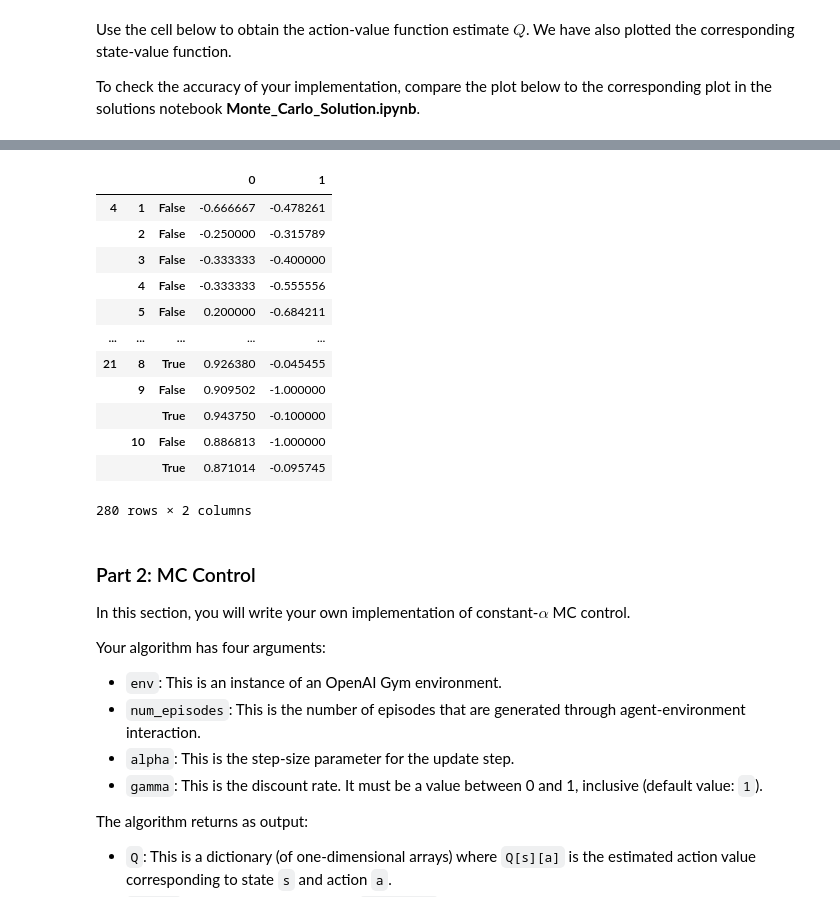
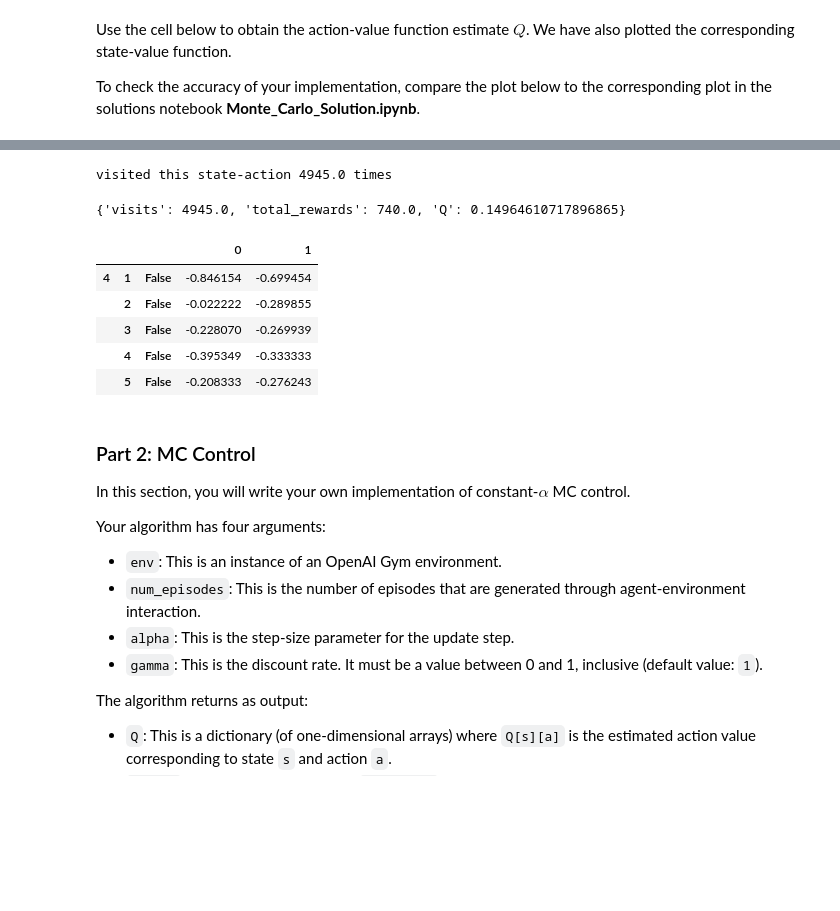
Before and after one commit to ehullander/RLBasics, a Jupyter notebook: Monte_Carlo.ipynb, the cells around one changed output, grey strips where cells are left out. Cells and saved outputs as stored; diff of their text form; code cells hidden in the pictures; blank space fills up the shorter version.

```diff
--- a/Monte_Carlo.ipynb
+++ b/Monte_Carlo.ipynb
@@ -209,20 +221,23 @@ Episode 500000/500000.
-# %%
-Qdf = pd.DataFrame.from_dict(Q).T
-Qdf.sort_index()
-# %% [output]
-|  |  |  | 0 | 1 |
-| 4 | 1 | False | -0.666667 | -0.478261 |
-|  | 2 | False | -0.250000 | -0.315789 |
-|  | 3 | False | -0.333333 | -0.400000 |
-|  | 4 | False | -0.333333 | -0.555556 |
-|  | 5 | False | 0.200000 | -0.684211 |
-| ... | ... | ... | ... | ... |
-| 21 | 8 | True | 0.926380 | -0.045455 |
-|  | 9 | False | 0.909502 | -1.000000 |
-|  |  | True | 0.943750 | -0.100000 |
-|  | 10 | False | 0.886813 | -1.000000 |
-|  |  | True | 0.871014 | -0.095745 |
-280 rows × 2 columns
+# %%
+state = (20, 1, False)
+hit = 0
+print("visited this state-action {0} times".format(N[state][hit]))
+{'visits':N[state][hit], 'total_rewards': R[state][hit], 'Q': Q[state][hit]}
+# %% [output]
+visited this state-action 4945.0 times
+{'visits': 4945.0, 'total_rewards': 740.0, 'Q': 0.14964610717896865}
+# %%
+import pandas as pd
+# State action table. To find best action (0,1) for state (player, dealer, ace), choose action that maximizes Q
+Qdf = pd.DataFrame.from_dict(Q).T
+Qdf.sort_index().head()
+# %% [output]
+|  |  |  | 0 | 1 |
+| 4 | 1 | False | -0.846154 | -0.699454 |
+|  | 2 | False | -0.022222 | -0.289855 |
+|  | 3 | False | -0.228070 | -0.269939 |
+|  | 4 | False | -0.395349 | -0.333333 |
+|  | 5 | False | -0.208333 | -0.276243 |
 # %% [markdown]
 ### Part 2: MC Control
 
```
Also changed, not shown: parts of 20 cells of this notebook.
